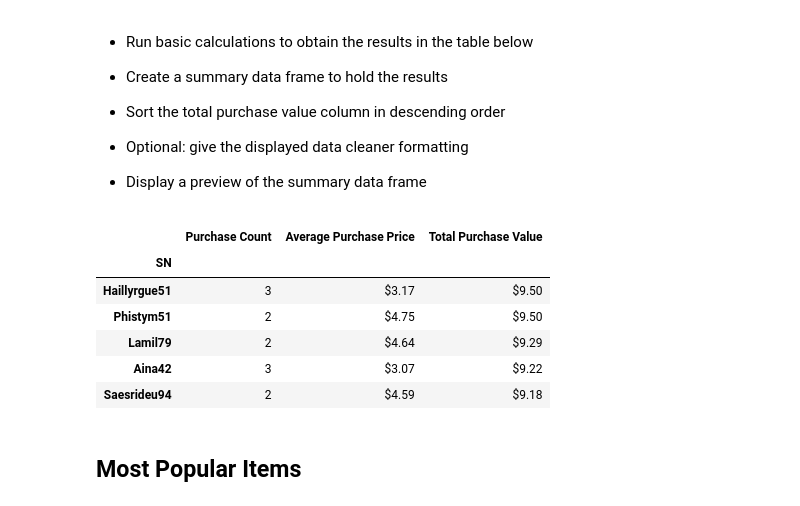
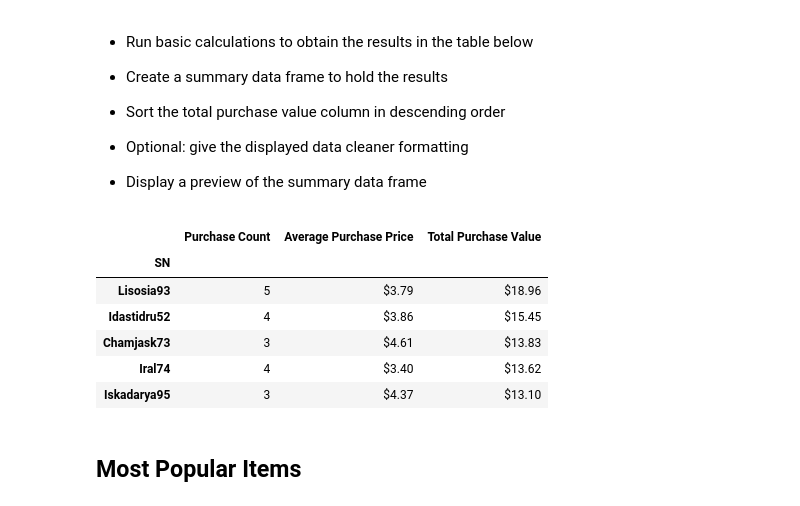
Before and after one commit to Daltonjfield/pandas-challange, a Jupyter notebook: Heroes of Pymoli/HeroesOfPymoli_starter.ipynb, the cells around one changed output. Drawn from its saved outputs; the diff is of its cells as text; code cells hidden in the pictures.

Commit message:
Was able to figure out how to get the values, had to change original data frame and use loc

```diff
--- a/Heroes of Pymoli/HeroesOfPymoli_starter.ipynb
+++ b/Heroes of Pymoli/HeroesOfPymoli_starter.ipynb
@@ -260,30 +260,36 @@ age_purchase_analysis_df
 # %%
 top_purchase_count = purchase_data.groupby(["SN"]).count()["Purchase ID"]
 top_purchase_count
 
 top_purchase_avg = purchase_data.groupby(["SN"]).mean()["Price"]
 top_purchase_avg
 
 top_purchase_total = purchase_data.groupby(["SN"]).sum()["Price"]
 top_purchase_total
 
-top_purchase_df = pd.DataFrame({"Purchase Count": top_purchase_count.map("{:,}".format),
-                               "Average Purchase Price": top_purchase_avg.map("${:,.2f}".format),
-                               "Total Purchase Value": top_purchase_total.map("${:,.2f}".format)})
+top_purchase_df = pd.DataFrame({"Purchase Count": top_purchase_count,
+                               "Average Purchase Price": top_purchase_avg,
+                               "Total Purchase Value": top_purchase_total})
 
 
 top_purchase_df
 
 sorted_top_purchase_df = top_purchase_df.sort_values("Total Purchase Value", ascending = False)
 sorted_top_purchase_df.head()
+
+sorted_top_purchase_df["Average Purchase Price"] = sorted_top_purchase_df["Average Purchase Price"].map("${:,.2f}".format)
+sorted_top_purchase_df["Total Purchase Value"] = sorted_top_purchase_df["Total Purchase Value"].map("${:,.2f}".format)
+
+sorted_top_purchase_df = sorted_top_purchase_df.loc[:,["Purchase Count", "Average Purchase Price", "Total Purchase Value"]]
+sorted_top_purchase_df.head()
 # %% [output]
 |  | Purchase Count | Average Purchase Price | Total Purchase Value |
 | SN |  |  |  |
-| Haillyrgue51 | 3 | $3.17 | $9.50 |
-| Phistym51 | 2 | $4.75 | $9.50 |
-| Lamil79 | 2 | $4.64 | $9.29 |
-| Aina42 | 3 | $3.07 | $9.22 |
-| Saesrideu94 | 2 | $4.59 | $9.18 |
+| Lisosia93 | 5 | $3.79 | $18.96 |
+| Idastidru52 | 4 | $3.86 | $15.45 |
+| Chamjask73 | 3 | $4.61 | $13.83 |
+| Iral74 | 4 | $3.40 | $13.62 |
+| Iskadarya95 | 3 | $4.37 | $13.10 |
 # %% [markdown]
 ## Most Popular Items
 # %% [markdown]
```
